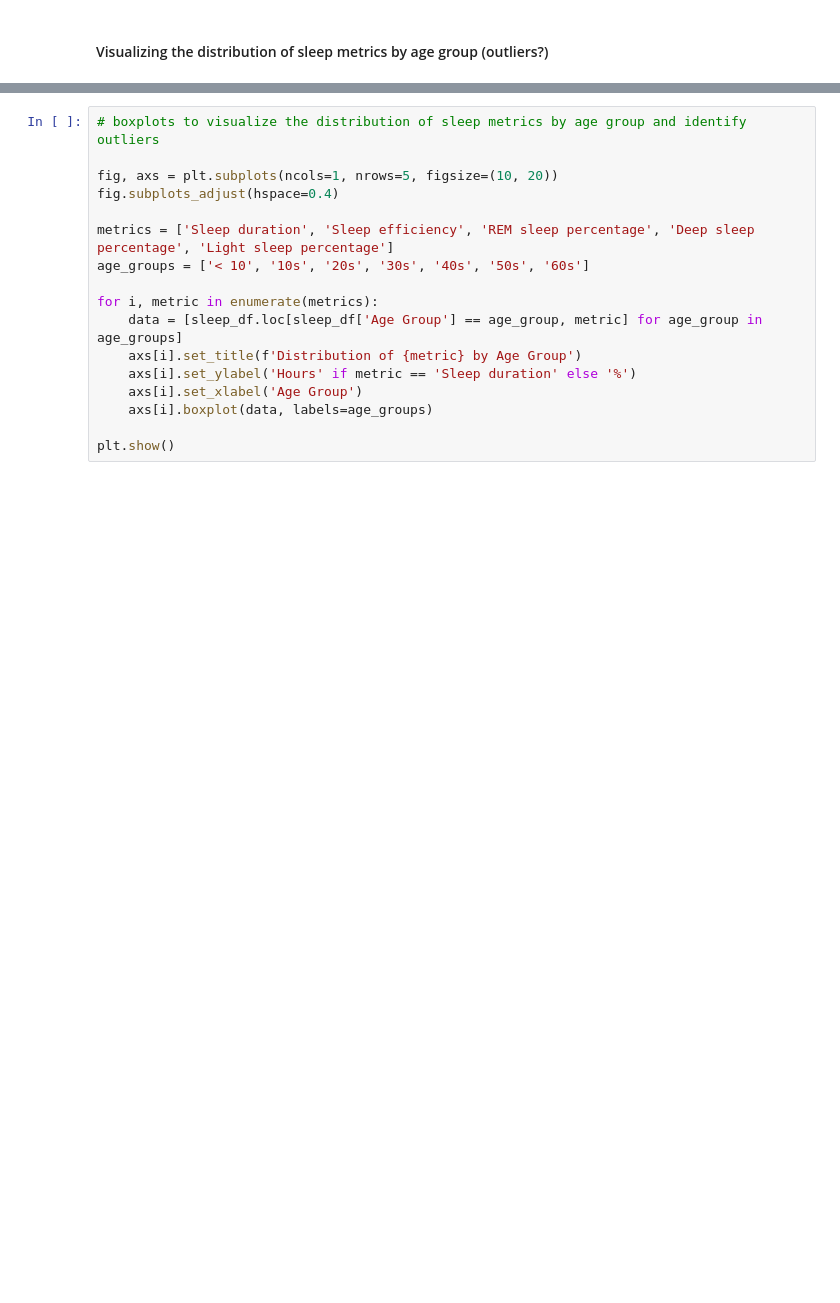
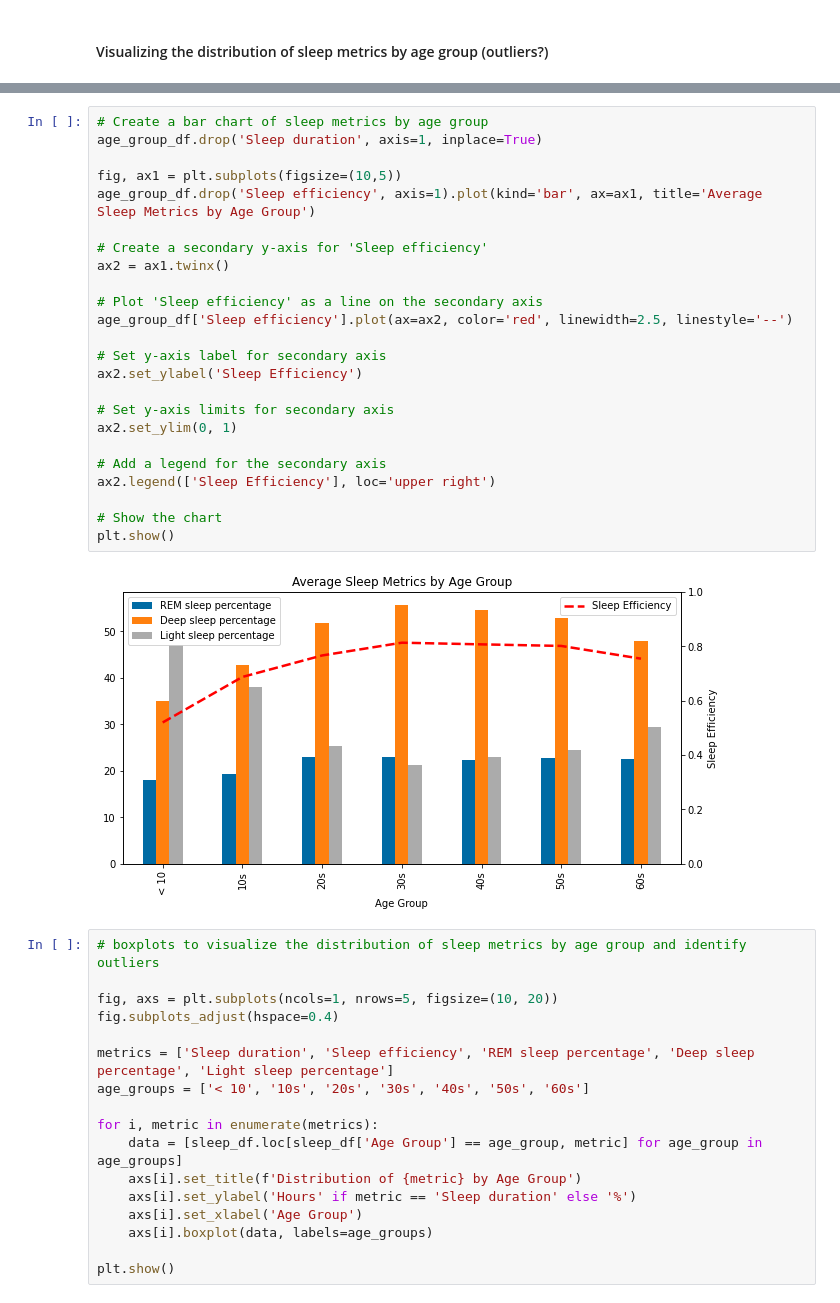
Before and after one commit to jbarkle/Exploratory-Analysis-of-Sleep-Data, a Jupyter notebook: Factors_sk/gender_age_sleep-SK.ipynb, the cells around one changed output, grey strips where cells are left out. Drawn from its saved outputs; the diff is of its cells as text; blank space fills up the shorter version.

```diff
--- a/Factors_sk/gender_age_sleep-SK.ipynb
+++ b/Factors_sk/gender_age_sleep-SK.ipynb
@@ -90,3 +106,29 @@ for i in range(len(age_group_df)):
+# %%
+# Create a bar chart of sleep metrics by age group
+age_group_df.drop('Sleep duration', axis=1, inplace=True)
+
+fig, ax1 = plt.subplots(figsize=(10,5))
+age_group_df.drop('Sleep efficiency', axis=1).plot(kind='bar', ax=ax1, title='Average Sleep Metrics by Age Group')
+
+# Create a secondary y-axis for 'Sleep efficiency'
+ax2 = ax1.twinx()
+
+# Plot 'Sleep efficiency' as a line on the secondary axis
+age_group_df['Sleep efficiency'].plot(ax=ax2, color='red', linewidth=2.5, linestyle='--')
+
+# Set y-axis label for secondary axis
+ax2.set_ylabel('Sleep Efficiency')
+
+# Set y-axis limits for secondary axis
+ax2.set_ylim(0, 1)
+
+# Add a legend for the secondary axis
+ax2.legend(['Sleep Efficiency'], loc='upper right')
+
+# Show the chart
+plt.show()
+# %% [output]
+[figure, added]
 # %%
 # boxplots to visualize the distribution of sleep metrics by age group and identify outliers
 
```
Also changed, not shown: parts of 2 cells of this notebook.
